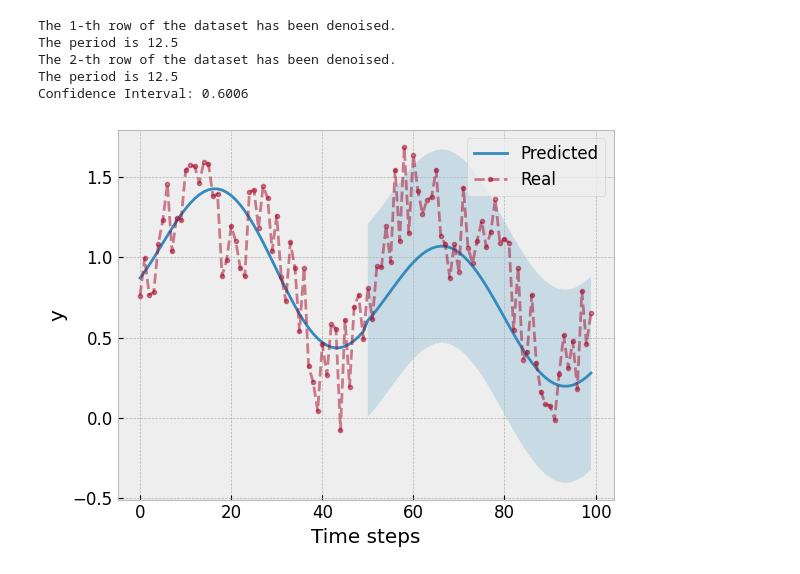
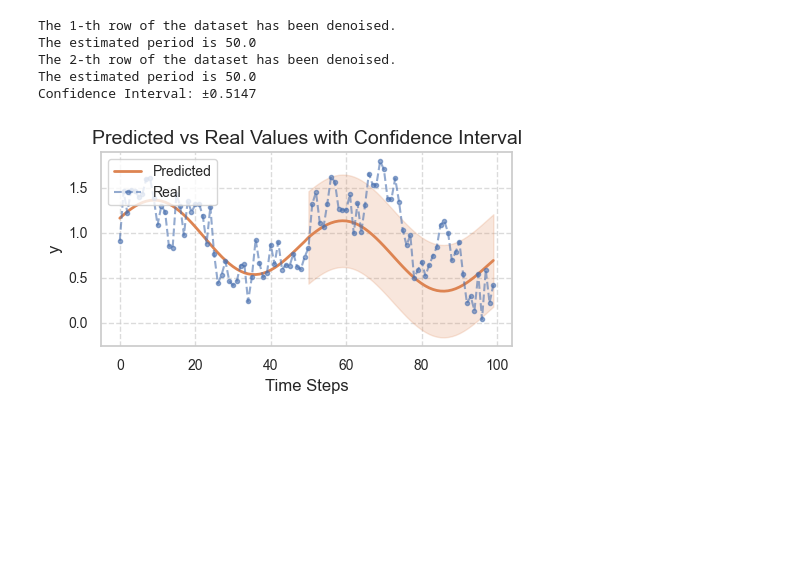
Before and after one commit to jzsmoreno/likelihood, a Jupyter notebook: examples/Regression_Models.ipynb, the cells around one changed output. Saved outputs shown, nothing was run; the diff lists cells and outputs as text; code cells hidden in the pictures; blank space fills up the shorter version.

Commit message:
Update regression.py

```diff
--- a/examples/Regression_Models.ipynb
+++ b/examples/Regression_Models.ipynb
@@ -17,5 +14,6 @@ os.chdir(path)
 # %%
 # We generate a time series with 100 points and without slope
+t_points = 100
 a = generate_series(2, 100, incline=False)
 y_serie = np.copy(a)
 # %%
@@ -23,7 +21,7 @@ p, d, q = 1, 0, 0.5
 # Standardize the data and subtract the slope
 scaler = DataScaler(a)
 y_scale = scaler.rescale()
-npoints = 50
+npoints = int(get_period(y_scale[0, :]))
 y_train = y_scale[0, :npoints]
 y_val = y_scale[0, npoints:]
 # We define the regression model
@@ -33,8 +31,9 @@ model.save_model("model")
 model = Arima(y_train, p, d, q)
 model.load_model("model")
 # We predict 15 points forward
-y_pred = model.predict(15)
-model.eval(y_val[:15], y_pred[-15])
+points_to_pred = t_points - npoints
+y_pred = model.predict(points_to_pred)
+model.eval(y_val[:points_to_pred], y_pred[-points_to_pred])
 y_pred = y_pred[..., np.newaxis]
 y_pred = y_pred.reshape(-1, y_pred.shape[0])
 y_pred = scaler.scale(y_pred)
@@ -53,19 +52,19 @@ Mean of theta: -0.8848
 # %%
 second_model = FourierRegression(y_scale[:, :npoints])
 second_model.fit(sigma=1, mov=300, mode=True)
-y_pred_second = second_model.predict(50, n_walkers=15, name="fourier_model", save=True)
+y_pred_second = second_model.predict(points_to_pred, n_walkers=15, name="fourier_model", save=True)
 y_pred = scaler.scale(y_pred_second)
 second_model.plot_pred(y_serie[0, :], y_pred[0, :])
-second_model = FourierRegression(y_scale[:, :npoints], npoints)
+second_model = FourierRegression(y_scale[:, :npoints])
 second_model.fit(sigma=1)
-y_pred = scaler.scale(second_model.load_predict("fourier_model"))
+y_pred = scaler.scale(second_model.load_predict(points_to_pred, "fourier_model"))
 # %% [output]
 The 1-th row of the dataset has been denoised.
-The period is 12.5
+The estimated period is 50.0
 The 2-th row of the dataset has been denoised.
-The period is 12.5
-Confidence Interval: 0.6006
+The estimated period is 50.0
+Confidence Interval: ±0.5147
-[figure, old version]
+[figure, new version]
 # %%
 second_model.plot_pred(y_serie[1, :], y_pred[1, :])
 # %% [output]
```
Also changed, not shown: parts of 4 cells of this notebook, 3 other files.
